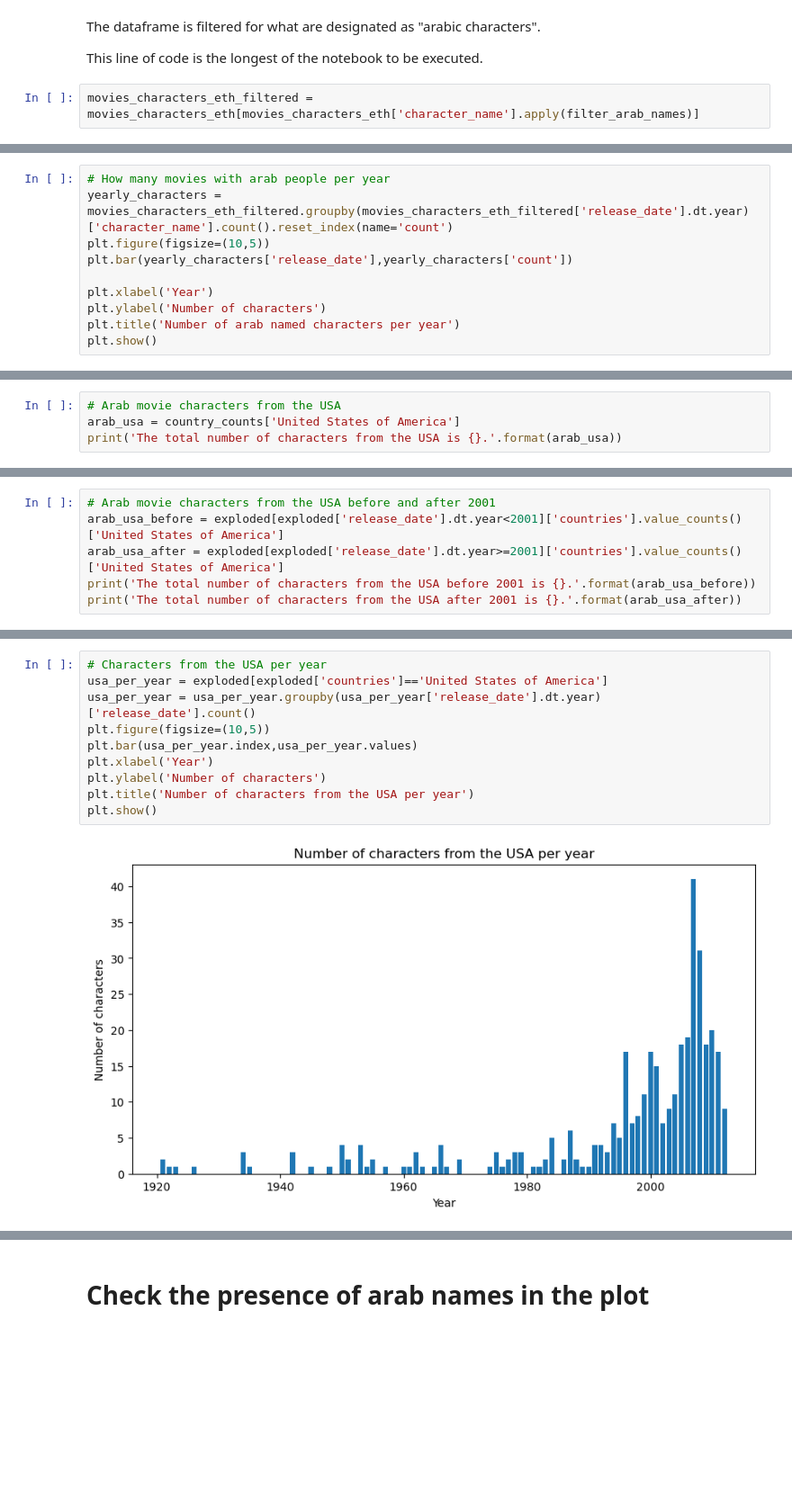
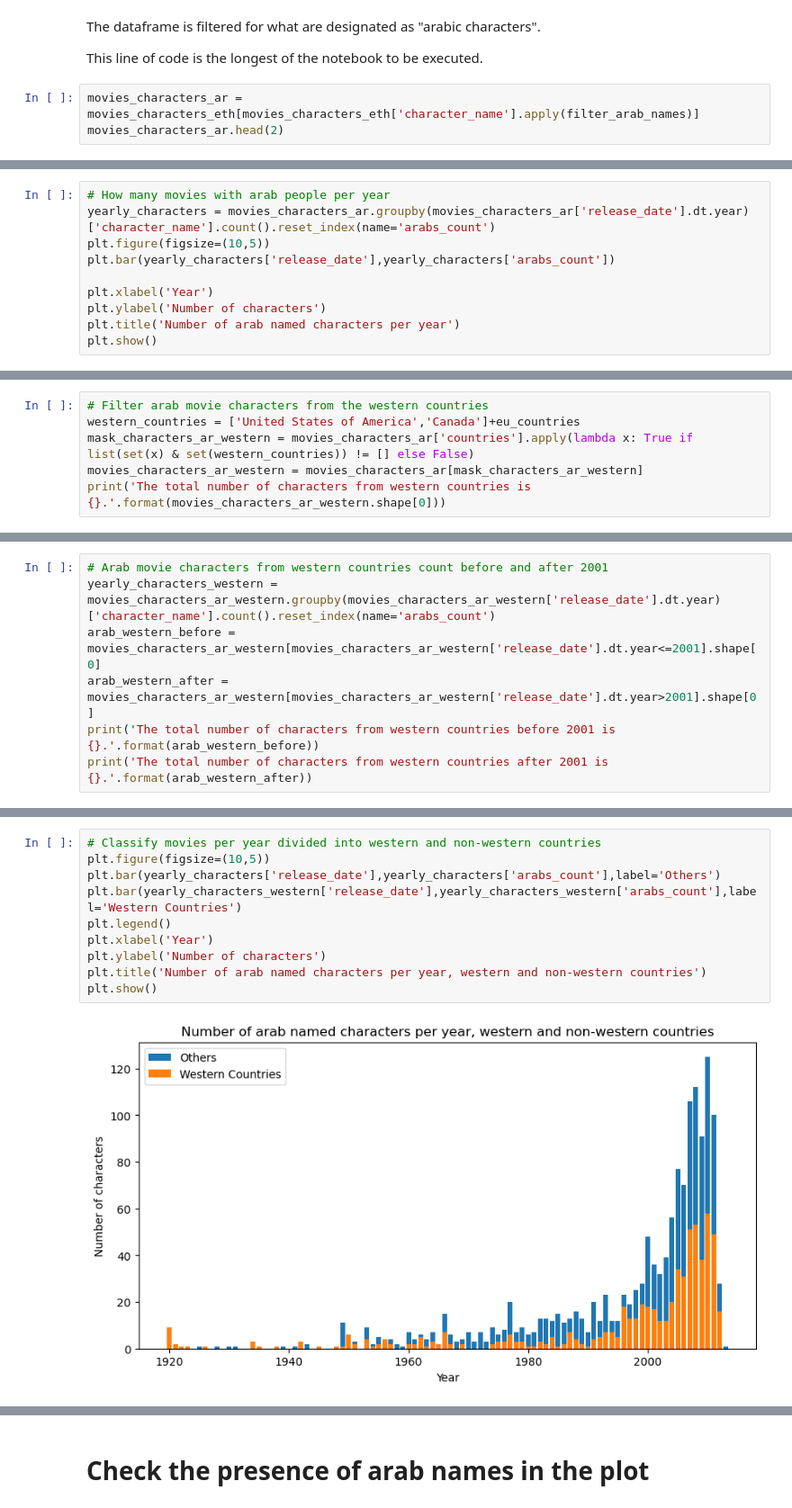
Before and after one commit to epfl-ada/ada-2023-project-pinacolada, a Jupyter notebook: P2.ipynb, the cells around one changed output, grey strips where cells are left out. Shown at 90% size. Cells and saved outputs as stored; diff of their text form; blank space fills up the shorter version.

```diff
--- a/P2.ipynb
+++ b/P2.ipynb
@@ -197,4 +242,5 @@ The dataframe is filtered for what are designated as "arabic characters".
 
 This line of code is the longest of the notebook to be executed.
 # %%
-movies_characters_eth_filtered = movies_characters_eth[movies_characters_eth['character_name'].apply(filter_arab_names)]
+movies_characters_ar = movies_characters_eth[movies_characters_eth['character_name'].apply(filter_arab_names)]
+movies_characters_ar.head(2)
@@ -227,8 +271,8 @@ movies_characters_eth_filtered.head(2)
 # %%
 # How many movies with arab people per year
-yearly_characters = movies_characters_eth_filtered.groupby(movies_characters_eth_filtered['release_date'].dt.year)['character_name'].count().reset_index(name='count')
+yearly_characters = movies_characters_ar.groupby(movies_characters_ar['release_date'].dt.year)['character_name'].count().reset_index(name='arabs_count')
 plt.figure(figsize=(10,5))
-plt.bar(yearly_characters['release_date'],yearly_characters['count'])
+plt.bar(yearly_characters['release_date'],yearly_characters['arabs_count'])
 
 plt.xlabel('Year')
 plt.ylabel('Number of characters')
@@ -264,5 +336,7 @@ We are mainly interested in movies from USA.
 # %%
-# Arab movie characters from the USA
-arab_usa = country_counts['United States of America']
-print('The total number of characters from the USA is {}.'.format(arab_usa))
+# Filter arab movie characters from the western countries
+western_countries = ['United States of America','Canada']+eu_countries
+mask_characters_ar_western = movies_characters_ar['countries'].apply(lambda x: True if list(set(x) & set(western_countries)) != [] else False)
+movies_characters_ar_western = movies_characters_ar[mask_characters_ar_western]
+print('The total number of characters from western countries is {}.'.format(movies_characters_ar_western.shape[0]))
 # %% [output]
@@ -270,7 +348,8 @@ The total number of characters from the USA is 392.
 # %%
-# Arab movie characters from the USA before and after 2001
-arab_usa_before = exploded[exploded['release_date'].dt.year<2001]['countries'].value_counts()['United States of America']
-arab_usa_after = exploded[exploded['release_date'].dt.year>=2001]['countries'].value_counts()['United States of America']
-print('The total number of characters from the USA before 2001 is {}.'.format(arab_usa_before))
-print('The total number of characters from the USA after 2001 is {}.'.format(arab_usa_after))
+# Arab movie characters from western countries count before and after 2001
+yearly_characters_western = movies_characters_ar_western.groupby(movies_characters_ar_western['release_date'].dt.year)['character_name'].count().reset_index(name='arabs_count')
+arab_western_before = movies_characters_ar_western[movies_characters_ar_western['release_date'].dt.year<=2001].shape[0]
+arab_western_after = movies_characters_ar_western[movies_characters_ar_western['release_date'].dt.year>2001].shape[0]
+print('The total number of characters from western countries before 2001 is {}.'.format(arab_western_before))
+print('The total number of characters from western countries after 2001 is {}.'.format(arab_western_after))
 # %% [output]
@@ -279,12 +358,12 @@ The total number of characters from the USA after 2001 is 215.
 # %%
-# Characters from the USA per year
-usa_per_year = exploded[exploded['countries']=='United States of America']
-usa_per_year = usa_per_year.groupby(usa_per_year['release_date'].dt.year)['release_date'].count()
+# Classify movies per year divided into western and non-western countries
 plt.figure(figsize=(10,5))
-plt.bar(usa_per_year.index,usa_per_year.values)
+plt.bar(yearly_characters['release_date'],yearly_characters['arabs_count'],label='Others')
+plt.bar(yearly_characters_western['release_date'],yearly_characters_western['arabs_count'],label='Western Countries')
+plt.legend()
 plt.xlabel('Year')
 plt.ylabel('Number of characters')
-plt.title('Number of characters from the USA per year')
+plt.title('Number of arab named characters per year, western and non-western countries')
 plt.show()
 # %% [output]
-[figure, old version]
+[figure, new version]
```
Also changed, not shown: parts of 50 cells of this notebook.
